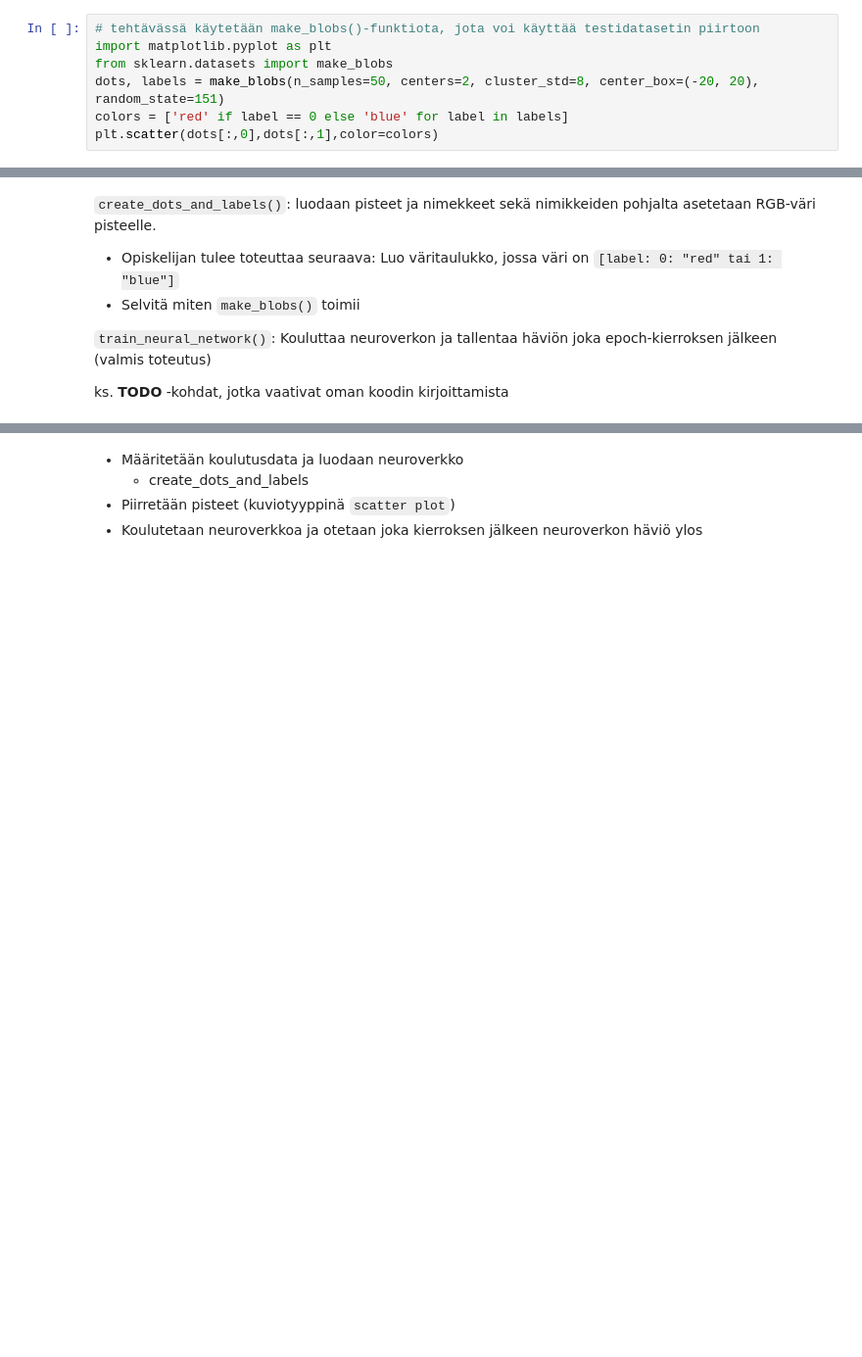
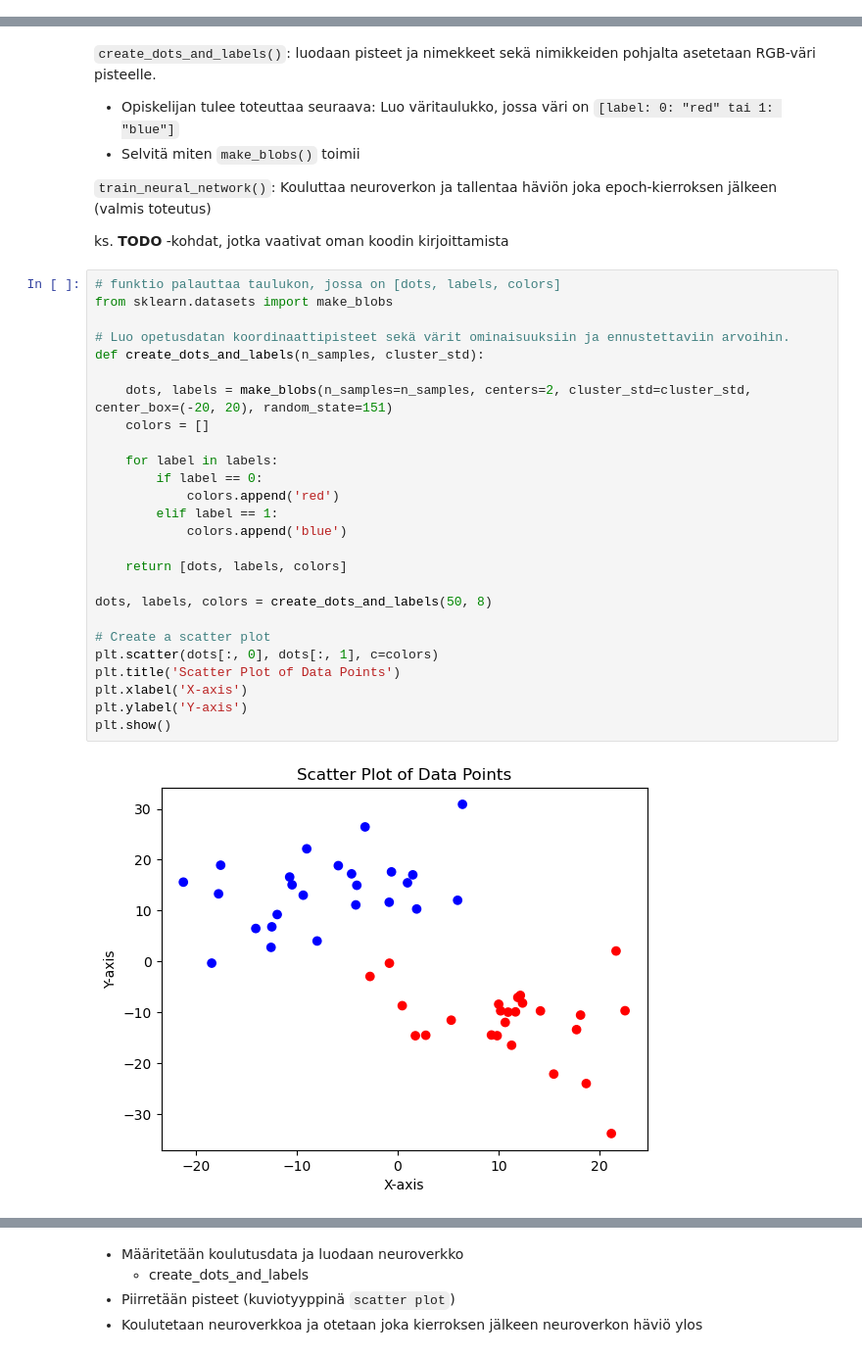
Before and after one commit to iinai/deep-learning, a Jupyter notebook: osa_2/osa2_tehtavat.ipynb, the cells around one changed output, grey strips where cells are left out. Shown at 98% size. Drawn from its saved outputs; the diff is of its cells as text; blank space fills up the shorter version.

```diff
--- a/osa_2/osa2_tehtavat.ipynb
+++ b/osa_2/osa2_tehtavat.ipynb
@@ -30,10 +30,3 @@ minkä värinen piste on ja samalla sen, että millä todennäköisyydellä se o
 Vinkkejä:
 * Piirrä neuroverkon rakenne piirrustusohjelmalla tai paperille, näet silloin yhteyksien määrän jokaisessa kerroksessa.
 * Käytä olemassa olevaa ratkaisua materiaaleista, lisää siihen tarvittavat laskut jokaiselle kerrokselle.
-# %%
-# tehtävässä käytetään make_blobs()-funktiota, jota voi käyttää testidatasetin piirtoon
-import matplotlib.pyplot as plt
-from sklearn.datasets import make_blobs
-dots, labels = make_blobs(n_samples=50, centers=2, cluster_std=8, center_box=(-20, 20), random_state=151)
-colors = ['red' if label == 0 else 'blue' for label in labels]
-plt.scatter(dots[:,0],dots[:,1],color=colors)
@@ -99,4 +131,32 @@ class NeuralNetwork:
  `train_neural_network()`: Kouluttaa neuroverkon ja tallentaa häviön joka epoch-kierroksen jälkeen (valmis toteutus)
 
 ks. **TODO** -kohdat, jotka vaativat oman koodin kirjoittamista
+# %%
+# funktio palauttaa taulukon, jossa on [dots, labels, colors]
+from sklearn.datasets import make_blobs
+
+# Luo opetusdatan koordinaattipisteet sekä värit ominaisuuksiin ja ennustettaviin arvoihin.
+def create_dots_and_labels(n_samples, cluster_std):
+
+    dots, labels = make_blobs(n_samples=n_samples, centers=2, cluster_std=cluster_std, center_box=(-20, 20), random_state=151)
+    colors = []
+
+    for label in labels:
+        if label == 0:
+            colors.append('red')
+        elif label == 1:
+            colors.append('blue')
+
+    return [dots, labels, colors]
+
+dots, labels, colors = create_dots_and_labels(50, 8)
+
+# Create a scatter plot
+plt.scatter(dots[:, 0], dots[:, 1], c=colors)
+plt.title('Scatter Plot of Data Points')
+plt.xlabel('X-axis')
+plt.ylabel('Y-axis')
+plt.show()
+# %% [output]
+[figure, added]
 # %%
```
Also changed, not shown: parts of 16 cells of this notebook, 6 other files.
